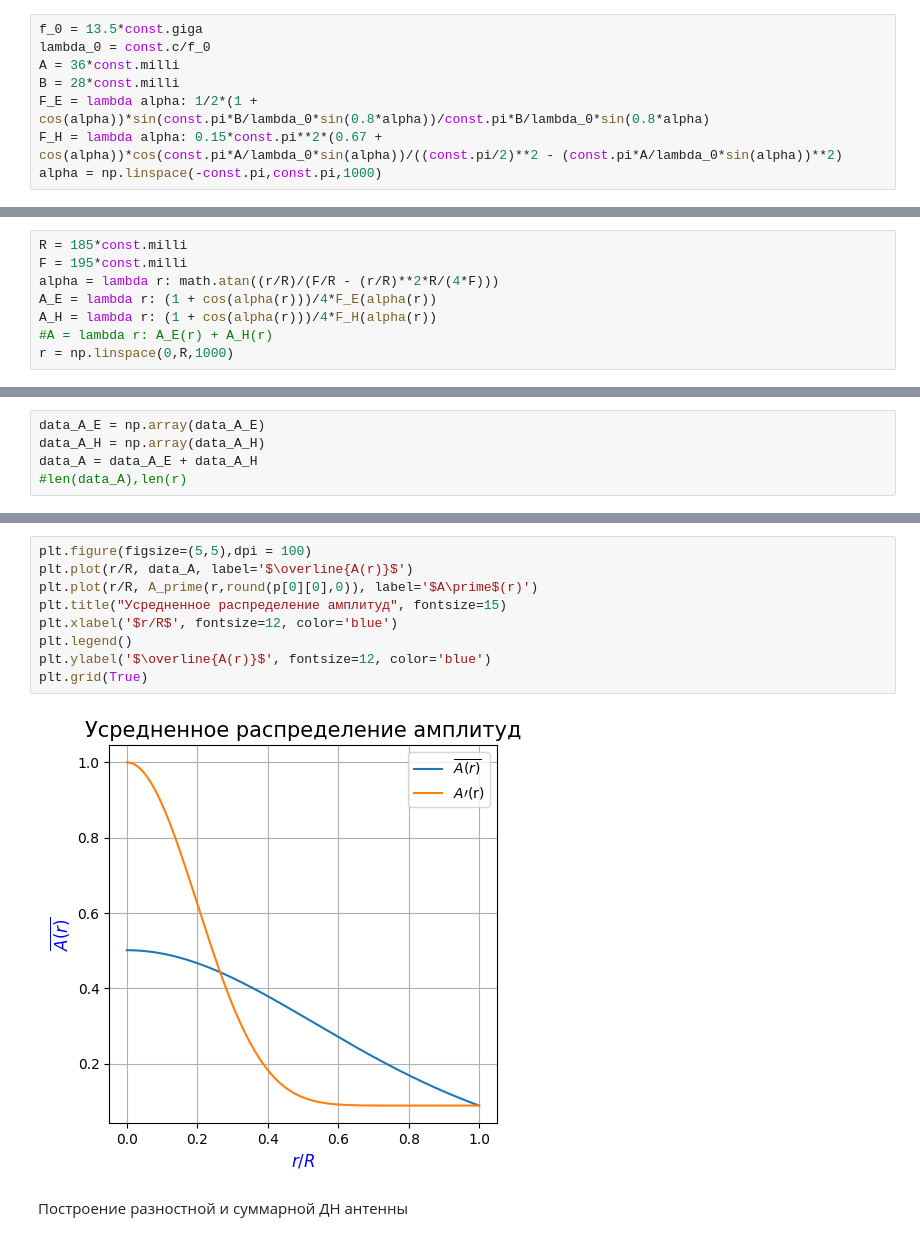
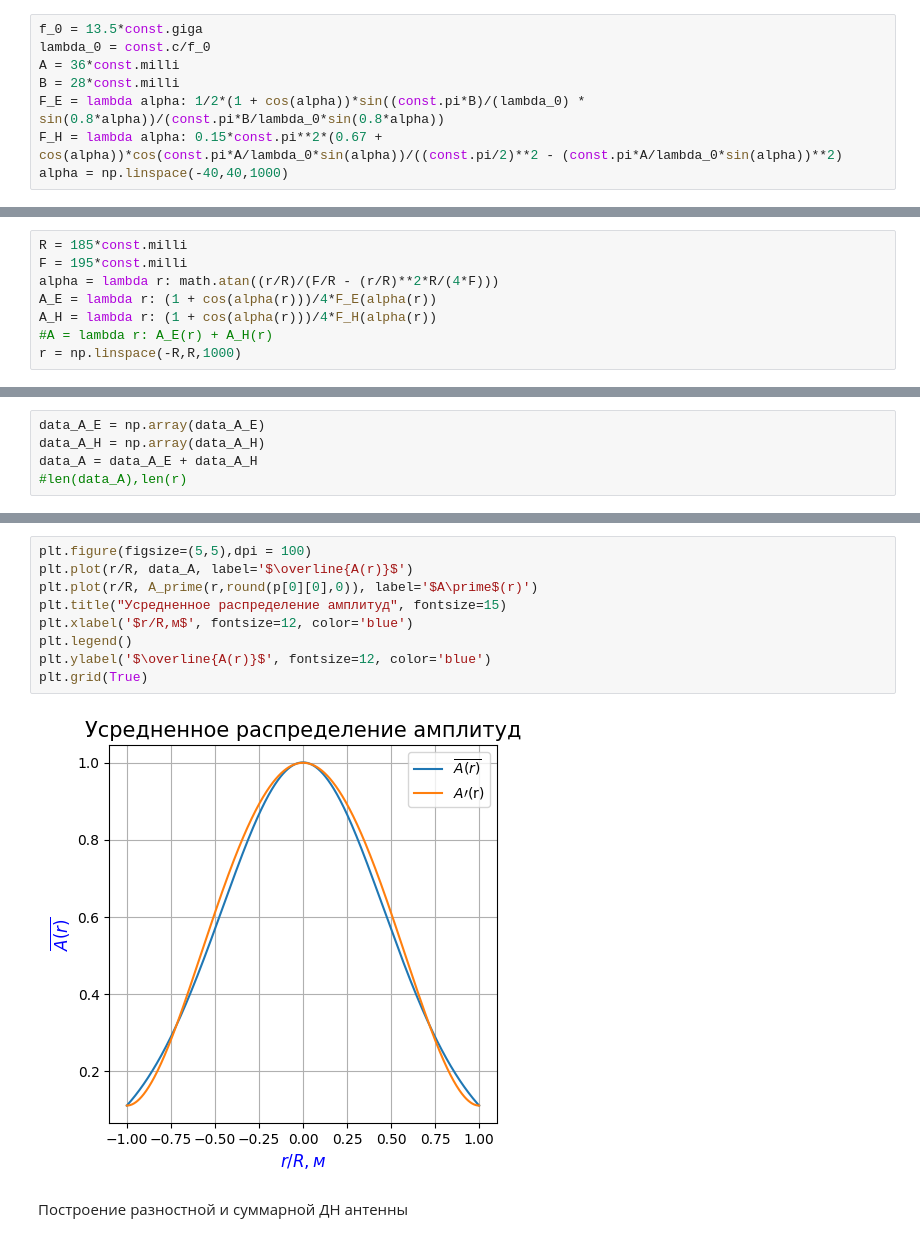
Before and after one commit to AlfaIV/Microwave-and-Antennas-LabWork, a Jupyter notebook: Лабораторная_работа_№3_СВЧ_и_Антенны_ipynb.ipynb, the cells around one changed output, grey strips where cells are left out. Drawn from its saved outputs; the diff is of its cells as text.

```diff
--- a/Лабораторная_работа_№3_СВЧ_и_Антенны_ipynb.ipynb
+++ b/Лабораторная_работа_№3_СВЧ_и_Антенны_ipynb.ipynb
@@ -16,6 +16,6 @@ f_0 = 13.5*const.giga
 lambda_0 = const.c/f_0
 A = 36*const.milli
 B = 28*const.milli
-F_E = lambda alpha: 1/2*(1 + cos(alpha))*sin(const.pi*B/lambda_0*sin(0.8*alpha))/const.pi*B/lambda_0*sin(0.8*alpha)
+F_E = lambda alpha: 1/2*(1 + cos(alpha))*sin((const.pi*B)/(lambda_0) * sin(0.8*alpha))/(const.pi*B/lambda_0*sin(0.8*alpha))
 F_H = lambda alpha: 0.15*const.pi**2*(0.67 + cos(alpha))*cos(const.pi*A/lambda_0*sin(alpha))/((const.pi/2)**2 - (const.pi*A/lambda_0*sin(alpha))**2)
-alpha = np.linspace(-const.pi,const.pi,1000)
+alpha = np.linspace(-40,40,1000)
@@ -48,7 +51,7 @@ alpha = lambda r: math.atan((r/R)/(F/R - (r/R)**2*R/(4*F)))
 A_E = lambda r: (1 + cos(alpha(r)))/4*F_E(alpha(r))
 A_H = lambda r: (1 + cos(alpha(r)))/4*F_H(alpha(r))
 #A = lambda r: A_E(r) + A_H(r)
-r = np.linspace(0,R,1000)
+r = np.linspace(-R,R,1000)
 # %%
 data_A_E = list(map(A_E,r))
 data_A_H = list(map(A_H,r))
@@ -83,14 +86,14 @@ p
 # %%
 plt.figure(figsize=(5,5),dpi = 100)
 plt.plot(r/R, data_A, label='$\overline{A(r)}$')
 plt.plot(r/R, A_prime(r,round(p[0][0],0)), label='$A\prime$(r)')
 plt.title("Усредненное распределение амплитуд", fontsize=15)
-plt.xlabel('$r/R$', fontsize=12, color='blue')
+plt.xlabel('$r/R,м$', fontsize=12, color='blue')
 plt.legend()
 plt.ylabel('$\overline{A(r)}$', fontsize=12, color='blue')
 plt.grid(True)
 # %% [output]
-[figure, old version]
+[figure, new version]
 # %% [markdown]
 Построение разностной и суммарной ДН антенны
 # %%
```
Also changed, not shown: parts of 9 cells of this notebook.
